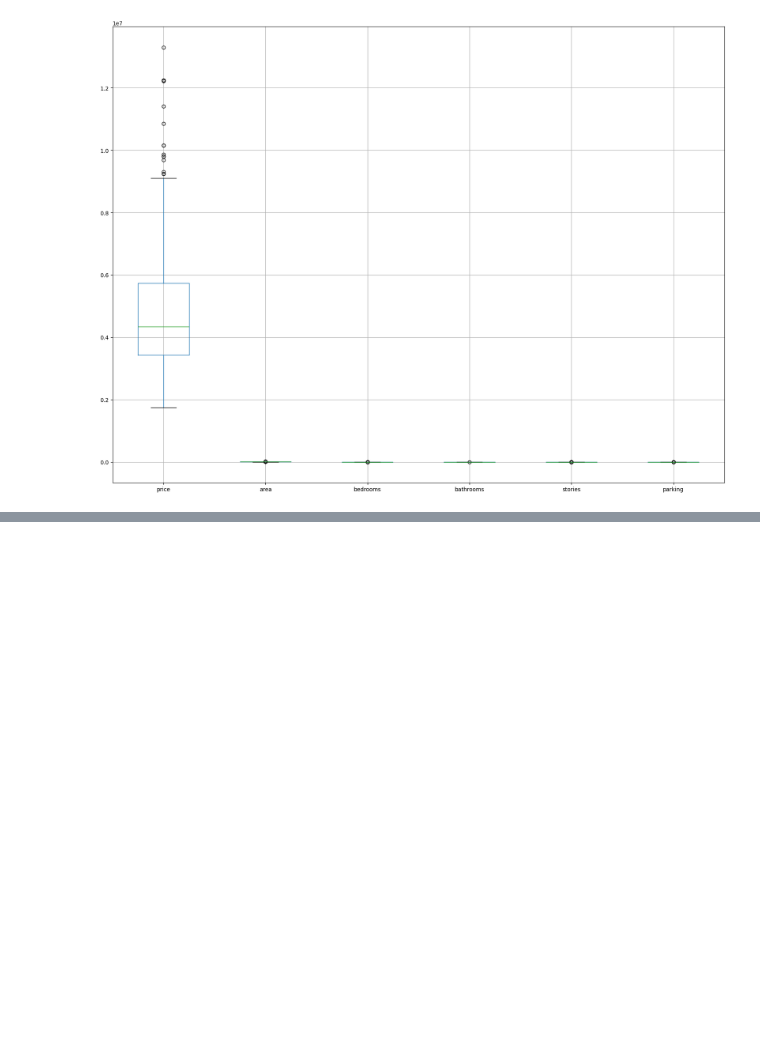
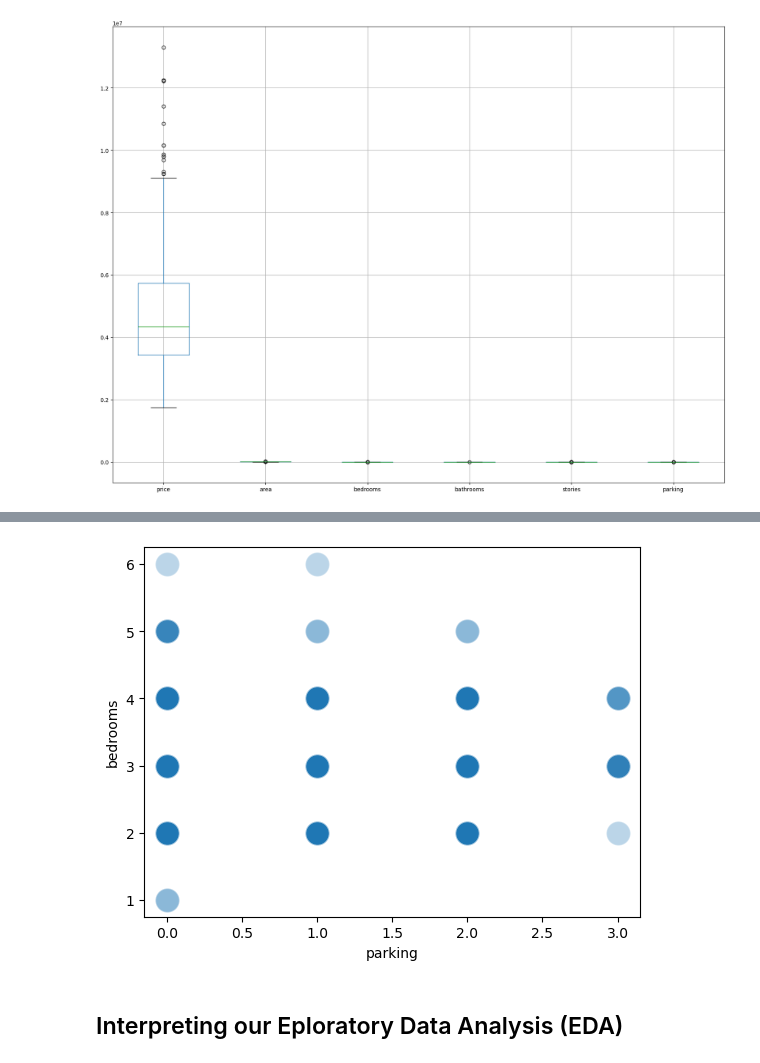
Before and after one commit to iamjaraa/Exploratory-Data-Analysis-And-House_Prediction, a Jupyter notebook: Housing.ipynb, the cells around one changed output, grey strips where cells are left out. Cells and saved outputs as stored; diff of their text form; code cells hidden in the pictures; blank space fills up the shorter version.

```diff
--- a/Housing.ipynb
+++ b/Housing.ipynb
@@ -190,0 +198,10 @@ plt.show()
+# %%
+sns.scatterplot(x='parking', y='bedrooms',
+         linewidths=1, alpha=.3,
+           edgecolors='k',
+           s = 300 , data=df1)
+plt.show()
+# %% [output]
+[figure, added]
+# %% [markdown]
+## Interpreting our Eploratory Data Analysis (EDA)
```
Also changed, not shown: parts of 5 cells of this notebook.
